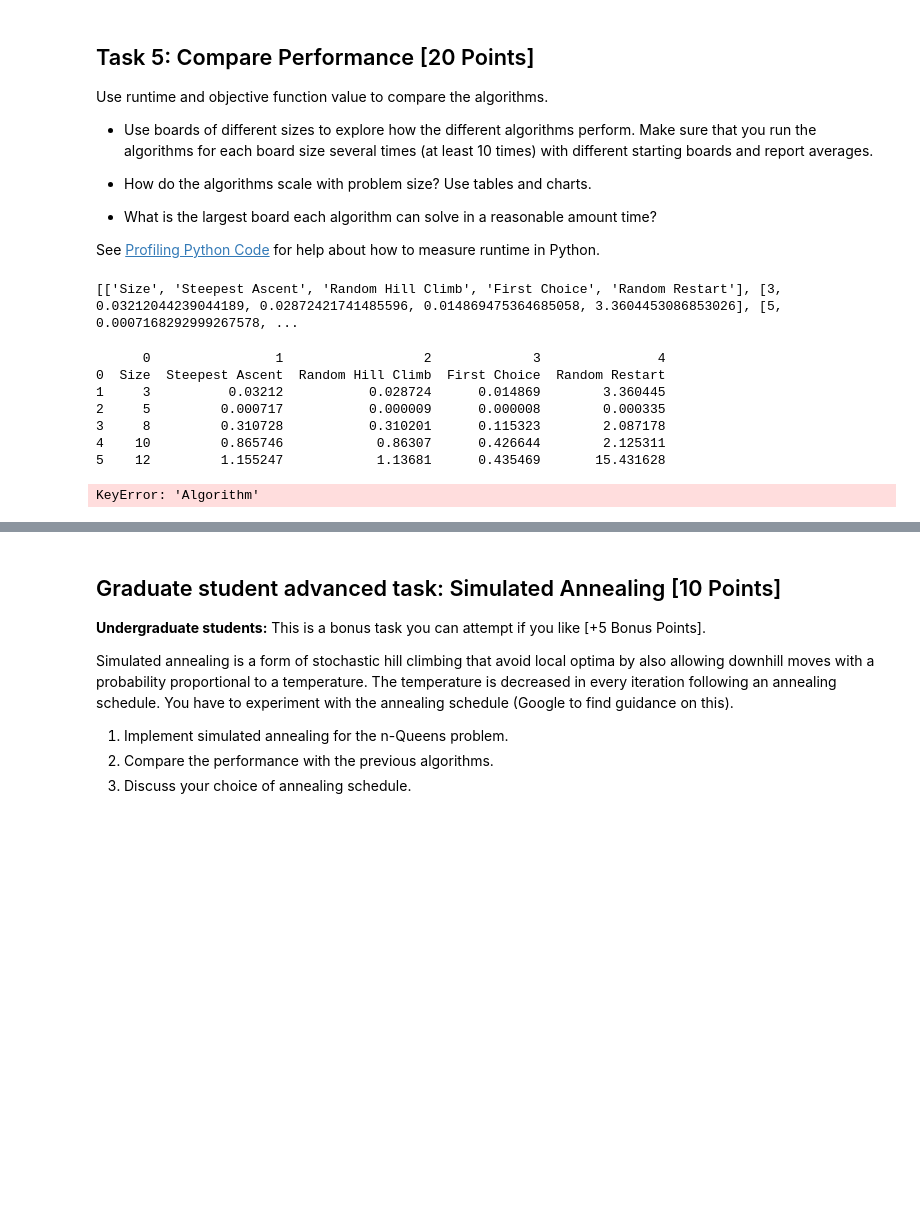
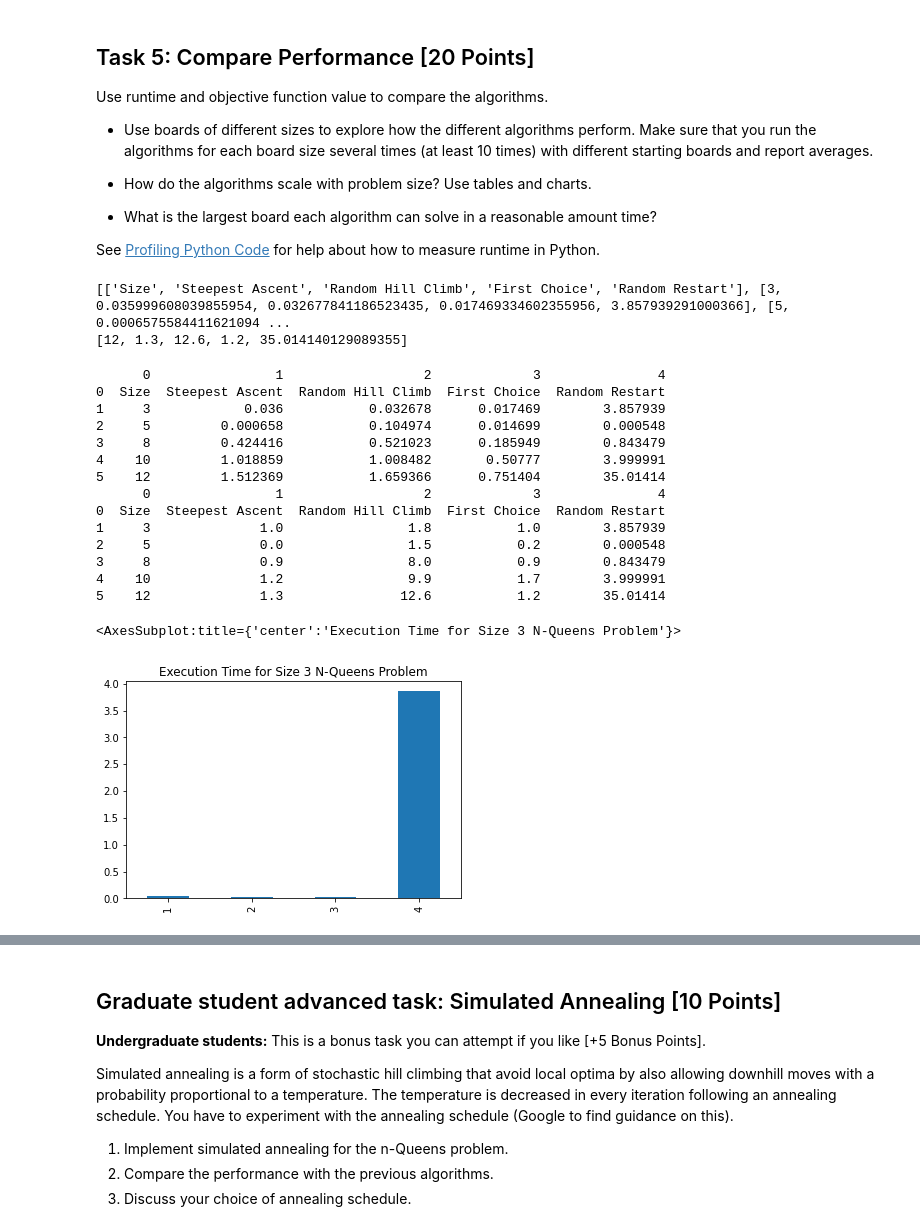
Before and after one commit to leongkkevin/CS7320-AI, a Jupyter notebook: Local_Search/n_queens.ipynb, the cells around one changed output, grey strips where cells are left out. Cells and saved outputs as stored; diff of their text form; code cells hidden in the pictures; blank space fills up the shorter version.

```diff
--- a/Local_Search/n_queens.ipynb
+++ b/Local_Search/n_queens.ipynb
@@ -311,61 +311,60 @@ import pandas as pd
 
 boardSizes = [3, 5, 8, 10, 12]
 results = [['Size', 'Steepest Ascent', 'Random Hill Climb', 'First Choice', 'Random Restart']]
+resultsC = [['Size', 'Steepest Ascent', 'Random Hill Climb', 'First Choice', 'Random Restart']]
 for size in boardSizes:
     total_steep = 0
     total_random = 0
     total_first = 0
     total_restart = 0
 
+    total_steepC = 0
+    total_randomC = 0
+    total_firstC = 0
+    total_restartC = 0
+
     for i in range(0, 10):
 
         newBoard = random_board(size)
 
         t_init = time.time()
-        steepAscend(newBoard, 500)
+        steepAscendBoard2 = np.copy(newBoard)
+        steepAscend(steepAscendBoard2, 500)
         t_stop = time.time()
         t_steep = t_stop - t_init
         total_steep += t_steep
+        total_steepC += conflicts(steepAscendBoard2)
 
         t_init2 = time.time()
-        randomHillClimbing(newBoard, 500)
+        randomHillClimbingBoard2 = np.copy(newBoard)
+        randomHillClimbing(randomHillClimbingBoard2, 500)
         t_stop2 = time.time()
         t_random = t_stop2 - t_init2
         total_random += t_random
+        total_randomC += conflicts(randomHillClimbingBoard2)
 
         t_init3 = time.time()
-        firstChoiceHillClimbing(newBoard, 500)
+        firstChoiceHillClimbingBoard2 = np.copy(newBoard)
+        firstChoiceHillClimbing(firstChoiceHillClimbingBoard2, 500)
         t_stop3 = time.time()
         t_first = t_stop3 - t_init3
         total_first += t_first
+        total_firstC += conflicts(firstChoiceHillClimbingBoard2)
 
         t_init4 = time.time()
-        hillClimbRandomRestart(newBoard, 500, size-1)
+        hillClimbRandomRestartBoard2 = np.copy(newBoard)
+        hillClimbRandomRestart(hillClimbRandomRestartBoard2, 500, size-1)
         t_stop4 = time.time()
         t_restart = t_stop4 - t_init4
         total_restart += t_restart
+        total_restartC += conflicts(hillClimbRandomRestartBoard2)
+
     row = [size, total_steep/10, total_random/10, total_first/10, total_restart/10]
+    conflictsRow = [size, total_steepC/10, total_randomC/10, total_firstC/10, total_restart/10]
     results.append(row)
+    resultsC.append(conflictsRow)
 
 print(results)
 # %% [output]
-[['Size', 'Steepest Ascent', 'Random Hill Climb', 'First Choice', 'Random Restart'], [3, 0.03212044239044189, 0.02872421741485596, 0.014869475364685058, 3.3604453086853026], [5, 0.0007168292999267578, ...
+[['Size', 'Steepest Ascent', 'Random Hill Climb', 'First Choice', 'Random Restart'], [3, 0.035999608039855954, 0.032677841186523435, 0.017469334602355956, 3.857939291000366], [5, 0.0006575584411621094 ...
+[12, 1.3, 12.6, 1.2, 35.014140129089355]
-# %%
-data = pd.DataFrame(results)
-print(data)
-
-colors = ['green', 'blue', 'red', 'purple', 'orange']
-plt.bar(data['Algorithm'], data['Average Execution Time'], color=colors)
-plt.title(f'Average Execution Time for Local Search Algorithms for Board Size')
-plt.xlabel('Algorithm', fontsize=14)
-plt.ylabel('Execution Time (ms)', fontsize=14)
-plt.show()
-# %% [output]
-      0                1                  2             3               4
-0  Size  Steepest Ascent  Random Hill Climb  First Choice  Random Restart
-1     3          0.03212           0.028724      0.014869        3.360445
-2     5         0.000717           0.000009      0.000008        0.000335
-3     8         0.310728           0.310201      0.115323        2.087178
-4    10         0.865746            0.86307      0.426644        2.125311
-5    12         1.155247            1.13681      0.435469       15.431628
-KeyError: 'Algorithm'
@@ -373,0 +371,26 @@ KeyError: 'Algorithm'
+# %%
+data = pd.DataFrame(results)
+dataC = pd.DataFrame(resultsC)
+print(data)
+print(dataC)
+
+# Plots the execution time for the Size 3 Problem
+plt.title('Execution Time for Size 3 N-Queens Problem')
+data.iloc[1, 1:].plot(kind="bar")
+# %% [output]
+      0                1                  2             3               4
+0  Size  Steepest Ascent  Random Hill Climb  First Choice  Random Restart
+1     3            0.036           0.032678      0.017469        3.857939
+2     5         0.000658           0.104974      0.014699        0.000548
+3     8         0.424416           0.521023      0.185949        0.843479
+4    10         1.018859           1.008482       0.50777        3.999991
+5    12         1.512369           1.659366      0.751404        35.01414
+      0                1                  2             3               4
+0  Size  Steepest Ascent  Random Hill Climb  First Choice  Random Restart
+1     3              1.0                1.8           1.0        3.857939
+2     5              0.0                1.5           0.2        0.000548
+3     8              0.9                8.0           0.9        0.843479
+4    10              1.2                9.9           1.7        3.999991
+5    12              1.3               12.6           1.2        35.01414
+<AxesSubplot:title={'center':'Execution Time for Size 3 N-Queens Problem'}>
+[figure, added]
```
Also changed, not shown: parts of 13 cells of this notebook, 1 other file.
